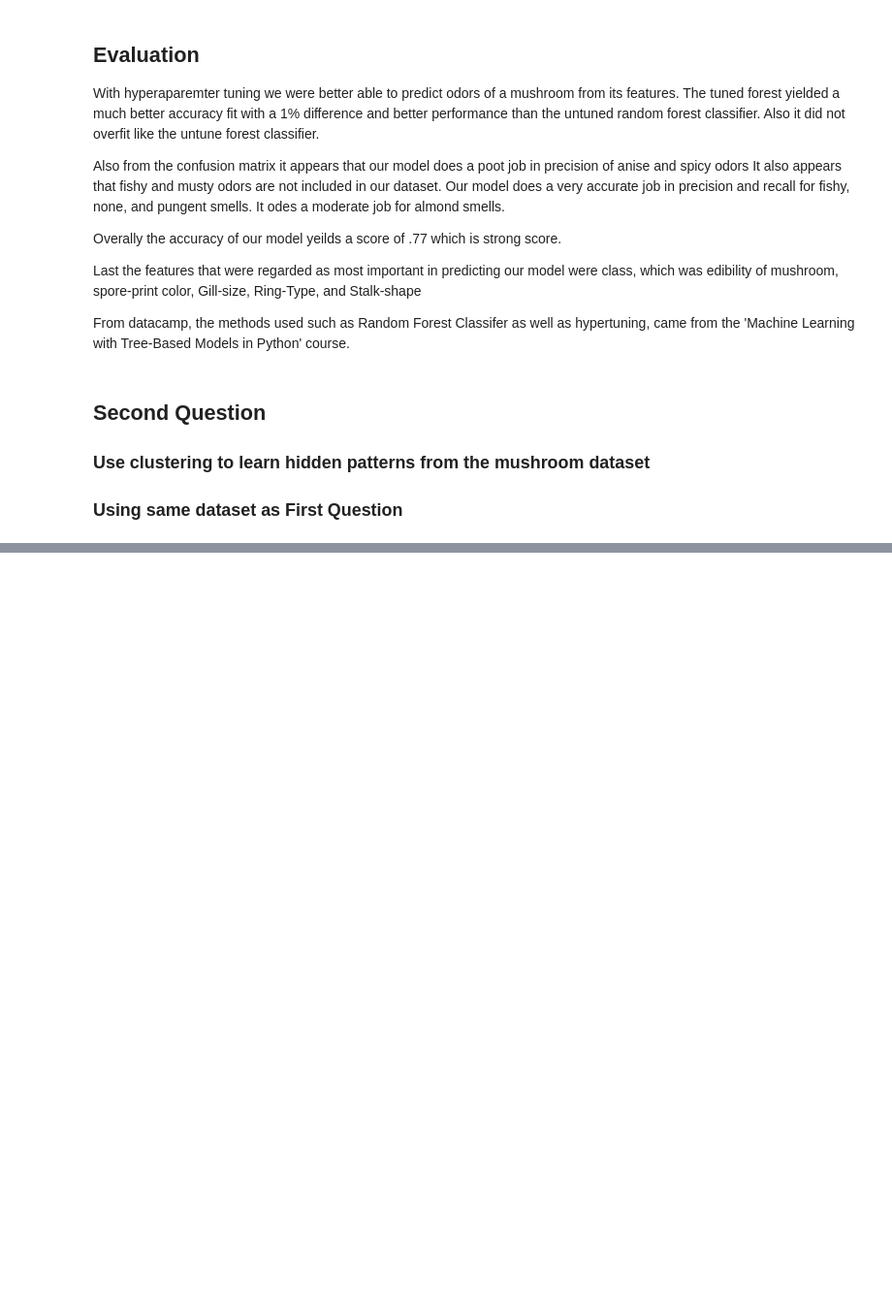
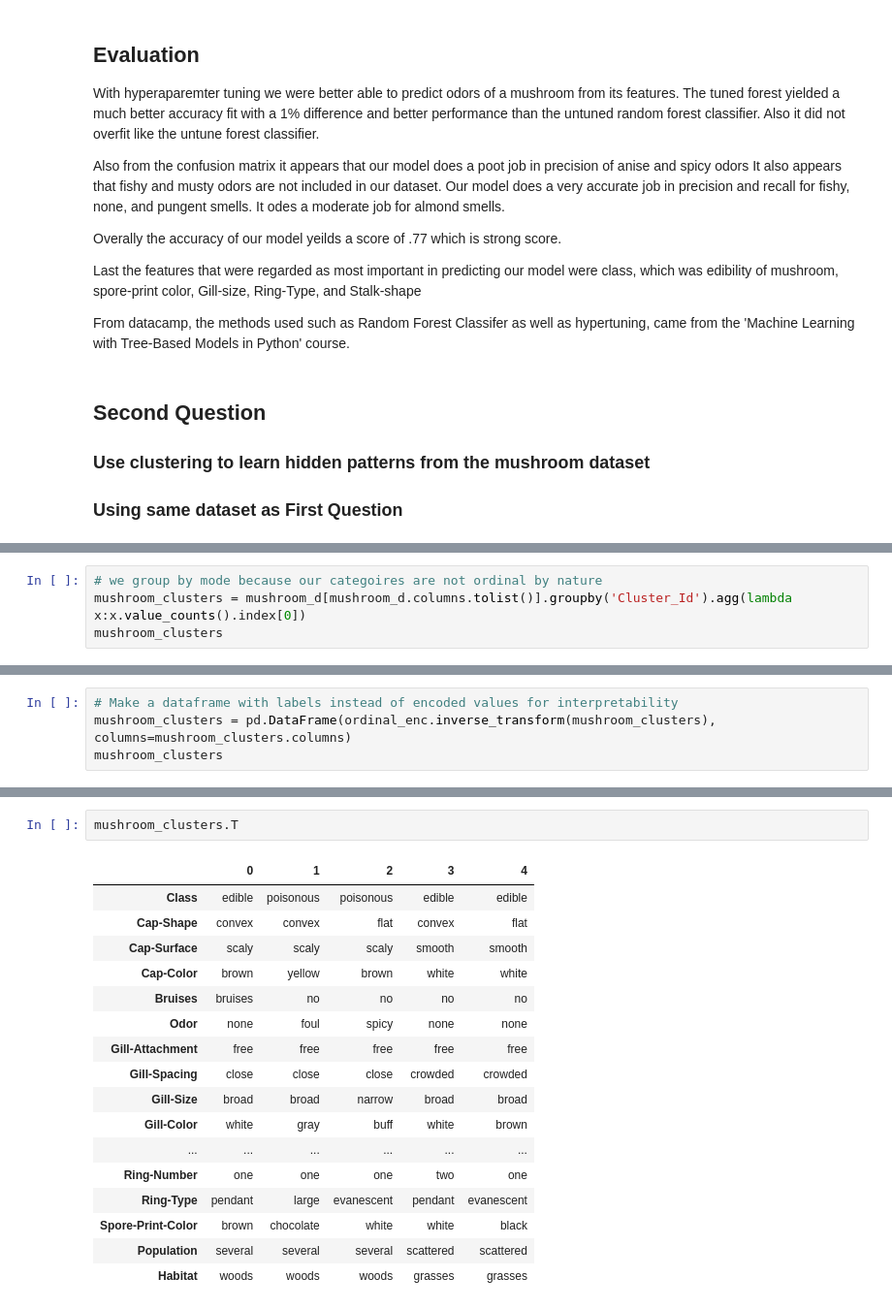
Before and after one commit to willkchan/Practice-ML-Models, a Jupyter notebook: notebook_answer_part_3.ipynb, the cells around one changed output, grey strips where cells are left out. Shown at 97% size. Saved outputs shown, nothing was run; the diff lists cells and outputs as text; blank space fills up the shorter version.

```diff
--- a/notebook_answer_part_3.ipynb
+++ b/notebook_answer_part_3.ipynb
@@ -269,0 +336,4 @@ From datacamp, the methods used such as Random Forest Classifer as well as hyper
+# %%
+# we group by mode because our categoires are not ordinal by nature
+mushroom_clusters = mushroom_d[mushroom_d.columns.tolist()].groupby('Cluster_Id').agg(lambda x:x.value_counts().index[0])
+mushroom_clusters
@@ -269,0 +353,4 @@ From datacamp, the methods used such as Random Forest Classifer as well as hyper
+# %%
+# Make a dataframe with labels instead of encoded values for interpretability
+mushroom_clusters = pd.DataFrame(ordinal_enc.inverse_transform(mushroom_clusters), columns=mushroom_clusters.columns)
+mushroom_clusters
@@ -269,0 +365,20 @@ From datacamp, the methods used such as Random Forest Classifer as well as hyper
+# %%
+mushroom_clusters.T
+# %% [output]
+|  | 0 | 1 | 2 | 3 | 4 |
+| Class | edible | poisonous | poisonous | edible | edible |
+| Cap-Shape | convex | convex | flat | convex | flat |
+| Cap-Surface | scaly | scaly | scaly | smooth | smooth |
+| Cap-Color | brown | yellow | brown | white | white |
+| Bruises | bruises | no | no | no | no |
+| Odor | none | foul | spicy | none | none |
+| Gill-Attachment | free | free | free | free | free |
+| Gill-Spacing | close | close | close | crowded | crowded |
+| Gill-Size | broad | broad | narrow | broad | broad |
+| Gill-Color | white | gray | buff | white | brown |
+| ... | ... | ... | ... | ... | ... |
+| Ring-Number | one | one | one | two | one |
+| Ring-Type | pendant | large | evanescent | pendant | evanescent |
+| Spore-Print-Color | brown | chocolate | white | white | black |
+| Population | several | several | several | scattered | scattered |
+| Habitat | woods | woods | woods | grasses | grasses |
```
Also changed, not shown: parts of 15 cells of this notebook, 1 other file.
